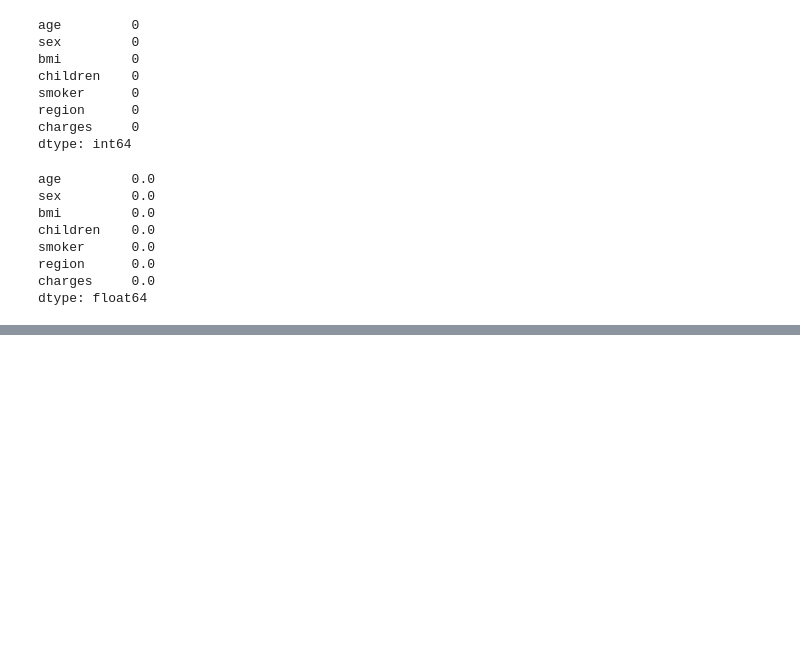
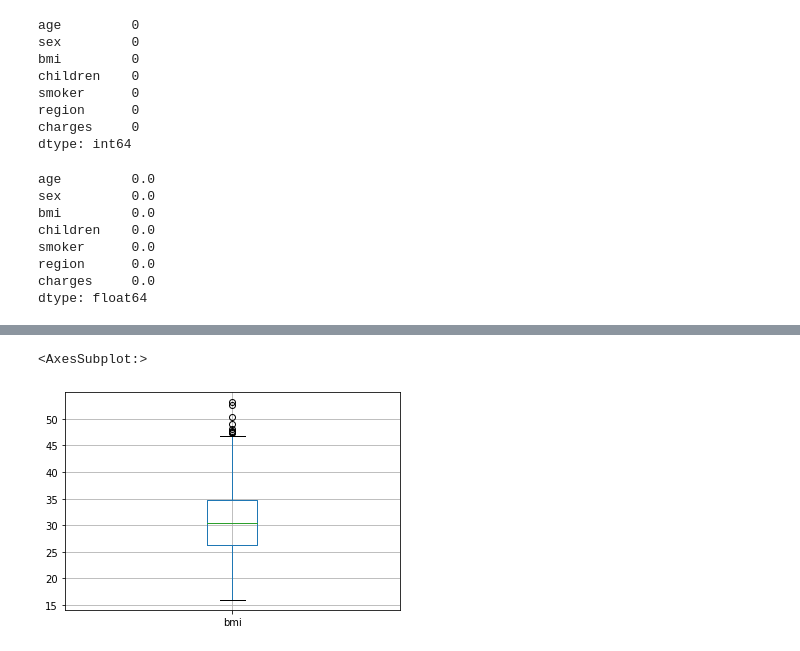
Before and after one commit to EdwinNdungu/EDA--for--insurance--with--jupyter-notebook, a Jupyter notebook: EDA .ipynb, the cells around one changed output, grey strips where cells are left out. Saved outputs shown, nothing was run; the diff lists cells and outputs as text; code cells hidden in the pictures; blank space fills up the shorter version.

```diff
--- a/EDA .ipynb
+++ b/EDA .ipynb
@@ -96,0 +129,7 @@ dtype: float64
+# %%
+#Boxplot
+
+df[['bmi']].boxplot()
+# %% [output]
+<AxesSubplot:>
+[figure, added]
```
Also changed, not shown: parts of 12 cells of this notebook.
